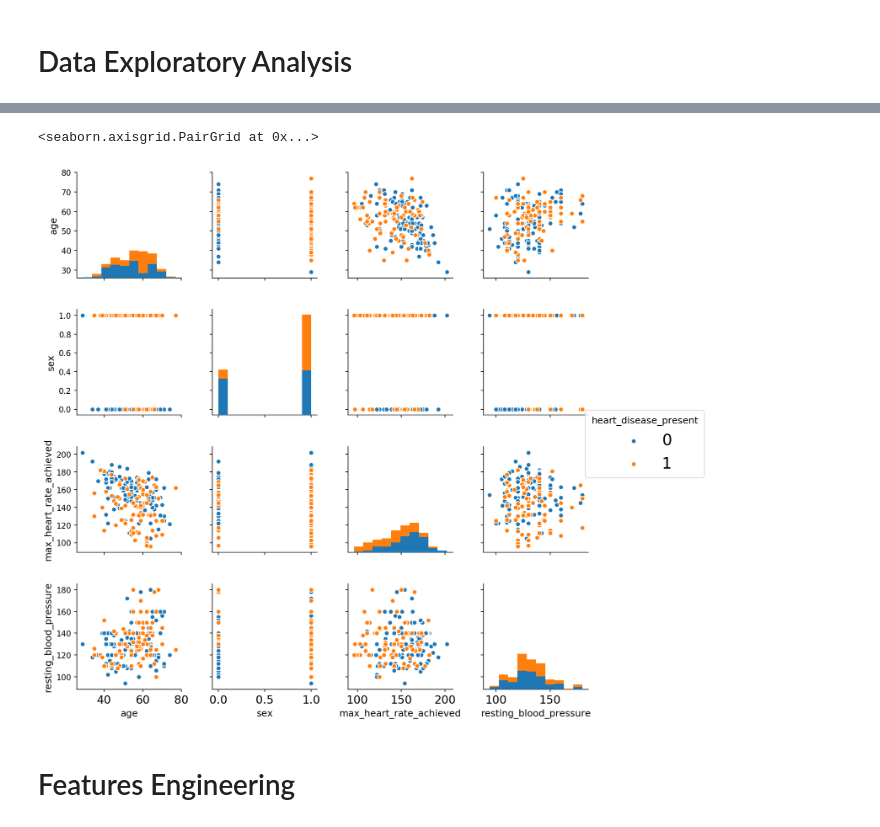
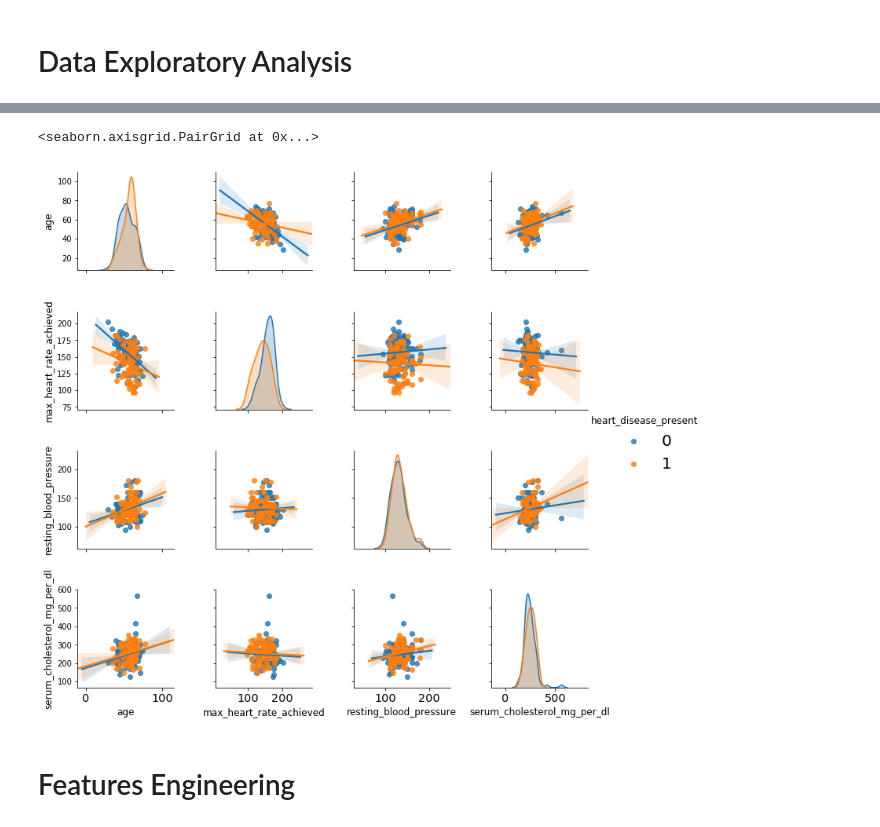
Before and after one commit to Moonba/DrivenData, a Jupyter notebook: HeartDisease.ipynb, the cells around one changed output, grey strips where cells are left out. Drawn from its saved outputs; the diff is of its cells as text; code cells hidden in the pictures.

Commit message:
Pairplot graph update

```diff
--- a/HeartDisease.ipynb
+++ b/HeartDisease.ipynb
@@ -63,17 +75,19 @@ train_labels.heart_disease_present.value_counts().plot.bar(title='Number with He
 # %%
 selected_features = ['age',
-                     'sex',
                      'max_heart_rate_achieved',
-                     'resting_blood_pressure']
+                     'resting_blood_pressure',
+                     'serum_cholesterol_mg_per_dl']
 train_values_subset = train_values[selected_features]
 
 
 sns.pairplot(train_values.join(train_labels),
              hue='heart_disease_present',
-             vars=train_values_subset)
+             vars= train_values_subset,
+             kind = 'reg',
+             diag_kind = 'kde')
 # %% [output]
 <seaborn.axisgrid.PairGrid at 0x...>
-[figure, old version]
+[figure, new version]
 # %% [markdown]
 # Features Engineering
 # %%
```
Also changed, not shown: parts of 7 cells of this notebook, 6 other files.
